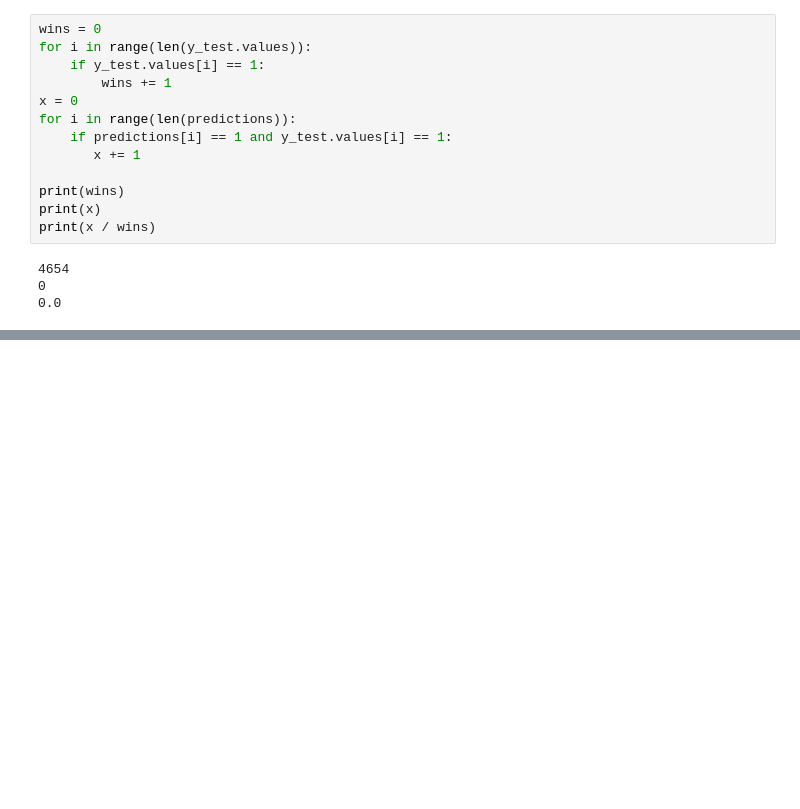
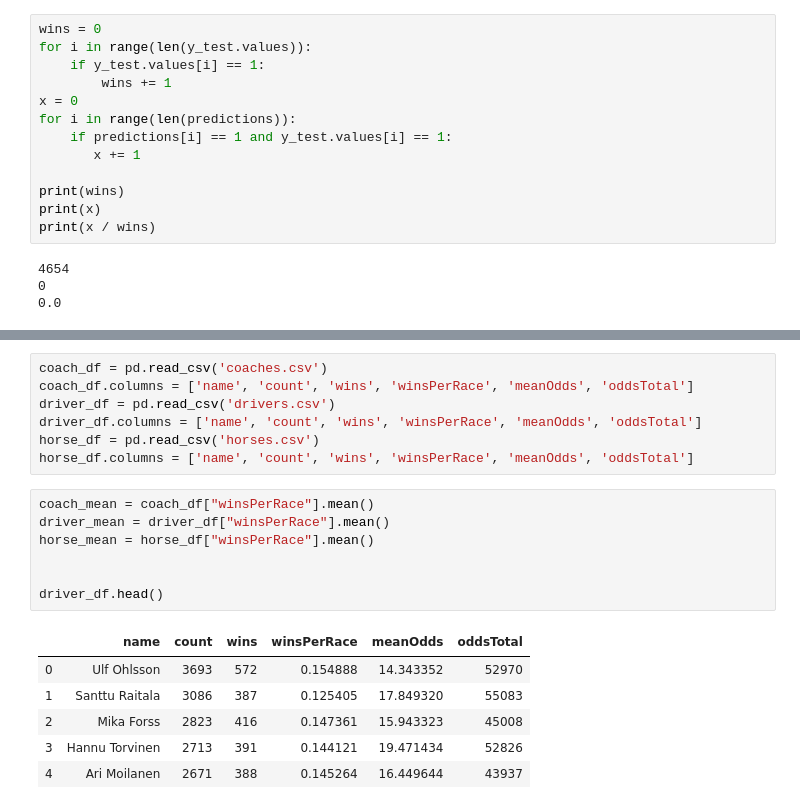
Before and after one commit to ThreeHorsemen/TrottingAnalyzer, a Jupyter notebook: win_predictor.ipynb, the cells around one changed output, grey strips where cells are left out. Drawn from its saved outputs; the diff is of its cells as text; blank space fills up the shorter version.

```diff
--- a/win_predictor.ipynb
+++ b/win_predictor.ipynb
@@ -192,0 +264,21 @@ print(x / wins)
+# %%
+coach_df = pd.read_csv('coaches.csv')
+coach_df.columns = ['name', 'count', 'wins', 'winsPerRace', 'meanOdds', 'oddsTotal']
+driver_df = pd.read_csv('drivers.csv')
+driver_df.columns = ['name', 'count', 'wins', 'winsPerRace', 'meanOdds', 'oddsTotal']
+horse_df = pd.read_csv('horses.csv')
+horse_df.columns = ['name', 'count', 'wins', 'winsPerRace', 'meanOdds', 'oddsTotal']
+# %%
+coach_mean = coach_df["winsPerRace"].mean()
+driver_mean = driver_df["winsPerRace"].mean()
+horse_mean = horse_df["winsPerRace"].mean()
+
+
+driver_df.head()
+# %% [output]
+|  | name | count | wins | winsPerRace | meanOdds | oddsTotal |
+| 0 | Ulf Ohlsson | 3693 | 572 | 0.154888 | 14.343352 | 52970 |
+| 1 | Santtu Raitala | 3086 | 387 | 0.125405 | 17.849320 | 55083 |
+| 2 | Mika Forss | 2823 | 416 | 0.147361 | 15.943323 | 45008 |
+| 3 | Hannu Torvinen | 2713 | 391 | 0.144121 | 19.471434 | 52826 |
+| 4 | Ari Moilanen | 2671 | 388 | 0.145264 | 16.449644 | 43937 |
```
Also changed, not shown: parts of 20 cells of this notebook, 6 other files.
